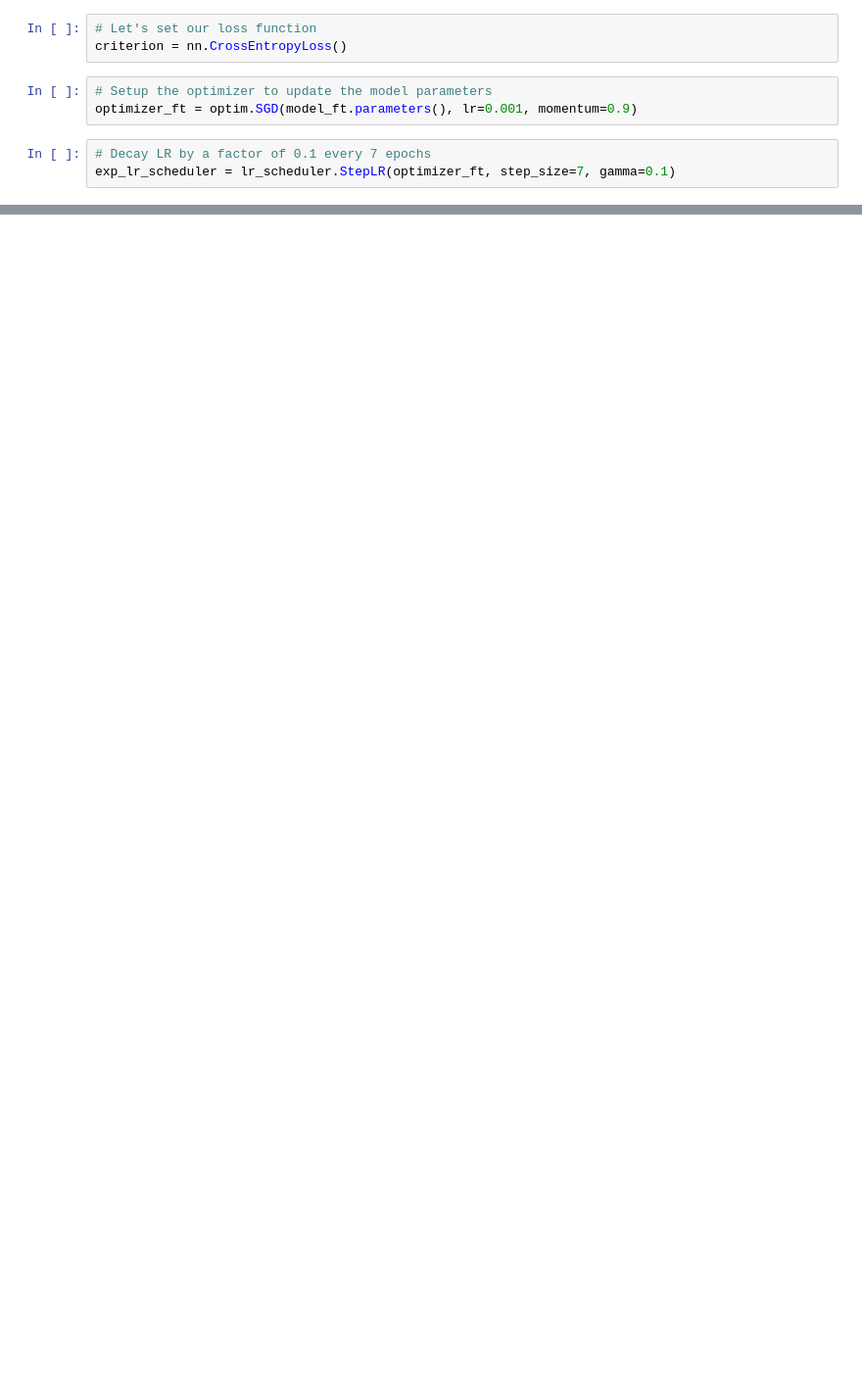
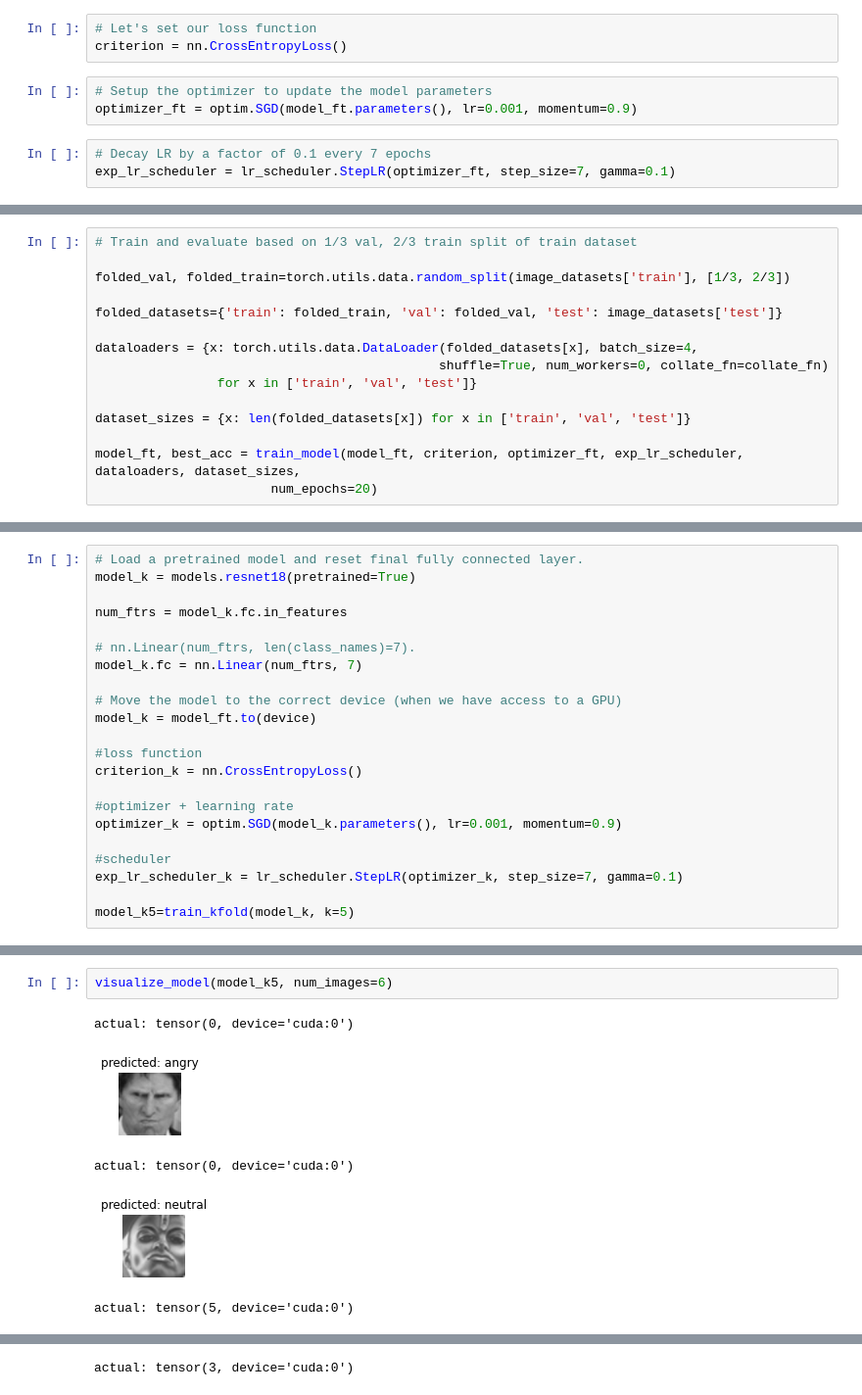
Before and after one commit to CPJana/ERec, a Jupyter notebook: ERec.ipynb, the cells around one changed output, grey strips where cells are left out. Shown at 98% size. Cells and saved outputs as stored; diff of their text form; blank space fills up the shorter version.

```diff
--- a/ERec.ipynb
+++ b/ERec.ipynb
@@ -278,0 +320,15 @@ visualize_model(model_ft)
+# %%
+# Train and evaluate based on 1/3 val, 2/3 train split of train dataset
+
+folded_val, folded_train=torch.utils.data.random_split(image_datasets['train'], [1/3, 2/3])
+
+folded_datasets={'train': folded_train, 'val': folded_val, 'test': image_datasets['test']}
+
+dataloaders = {x: torch.utils.data.DataLoader(folded_datasets[x], batch_size=4,
+                                             shuffle=True, num_workers=0, collate_fn=collate_fn)
+                for x in ['train', 'val', 'test']}
+
+dataset_sizes = {x: len(folded_datasets[x]) for x in ['train', 'val', 'test']}
+
+model_ft, best_acc = train_model(model_ft, criterion, optimizer_ft, exp_lr_scheduler, dataloaders, dataset_sizes,
+                       num_epochs=20)
@@ -278,0 +394,22 @@ visualize_model(model_ft)
+# %%
+# Load a pretrained model and reset final fully connected layer.
+model_k = models.resnet18(pretrained=True)
+
+num_ftrs = model_k.fc.in_features
+
+# nn.Linear(num_ftrs, len(class_names)=7).
+model_k.fc = nn.Linear(num_ftrs, 7)
+
+# Move the model to the correct device (when we have access to a GPU)
+model_k = model_ft.to(device)
+
+#loss function
+criterion_k = nn.CrossEntropyLoss()
+
+#optimizer + learning rate
+optimizer_k = optim.SGD(model_k.parameters(), lr=0.001, momentum=0.9)
+
+#scheduler
+exp_lr_scheduler_k = lr_scheduler.StepLR(optimizer_k, step_size=7, gamma=0.1)
+
+model_k5=train_kfold(model_k, k=5)
@@ -278,0 +421,8 @@ visualize_model(model_ft)
+# %%
+visualize_model(model_k5, num_images=6)
+# %% [output]
+actual: tensor(0, device='cuda:0')
+[figure, added]
+actual: tensor(0, device='cuda:0')
+[figure, added]
+actual: tensor(5, device='cuda:0')
@@ -278,0 +430 @@ visualize_model(model_ft)
+actual: tensor(3, device='cuda:0')
```
Also changed, not shown: parts of 18 cells of this notebook.
